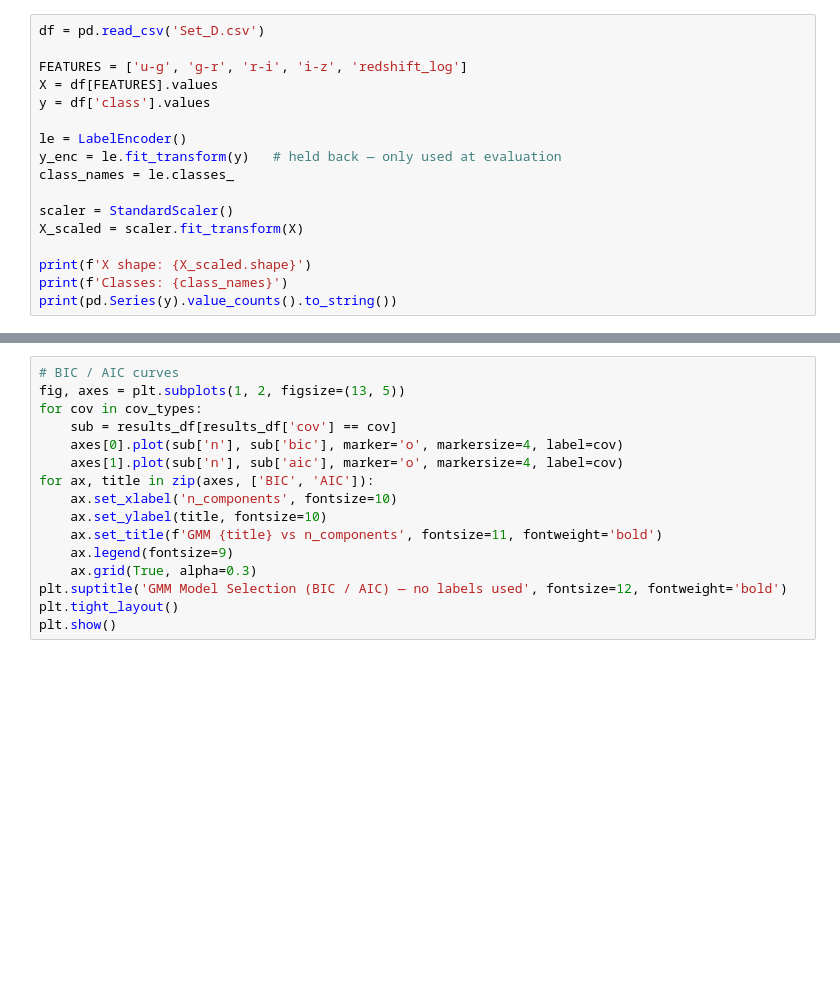
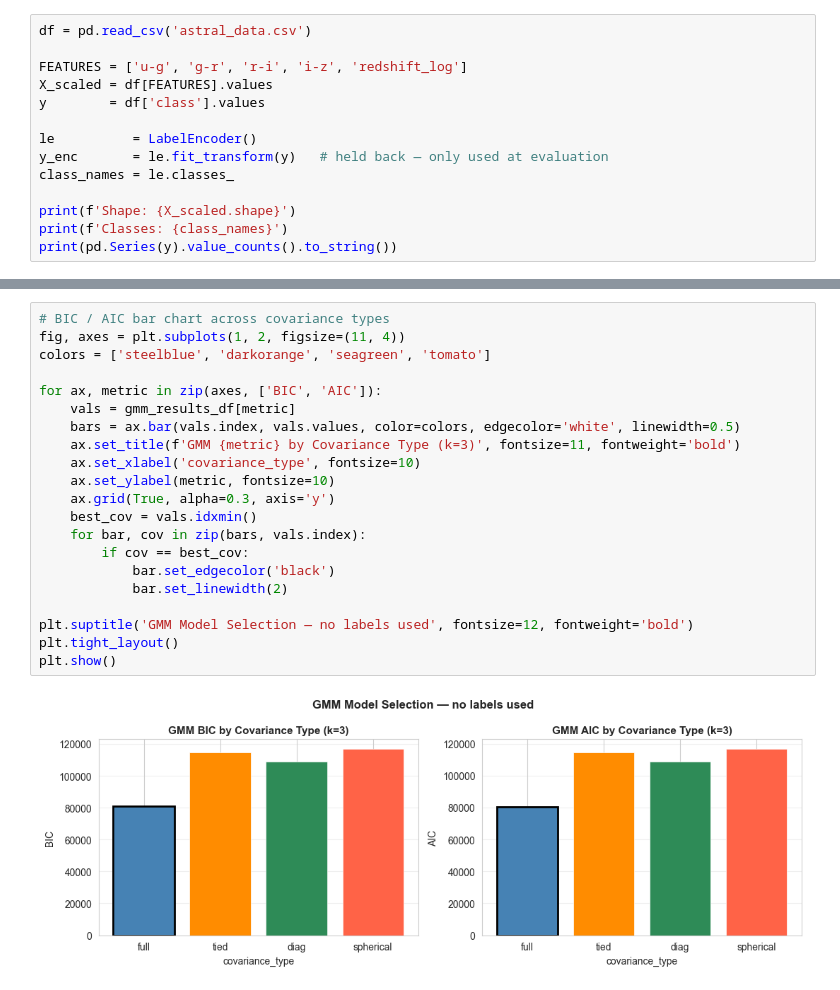
Before and after one commit to DaerenKim/IT1244-Astral-Sentiment-Analysis-Clustering, a Jupyter notebook: test.ipynb, the cells around one changed output, grey strips where cells are left out. Drawn from its saved outputs; the diff is of its cells as text; blank space fills up the shorter version.

```diff
--- a/test.ipynb
+++ b/test.ipynb
@@ -27,17 +29,14 @@ sns.set_style('whitegrid')
 # %%
-df = pd.read_csv('Set_D.csv')
+df = pd.read_csv('astral_data.csv')
 
 FEATURES = ['u-g', 'g-r', 'r-i', 'i-z', 'redshift_log']
-X = df[FEATURES].values
-y = df['class'].values
+X_scaled = df[FEATURES].values
+y        = df['class'].values
 
-le = LabelEncoder()
-y_enc = le.fit_transform(y)   # held back — only used at evaluation
+le          = LabelEncoder()
+y_enc       = le.fit_transform(y)   # held back — only used at evaluation
 class_names = le.classes_
 
-scaler = StandardScaler()
-X_scaled = scaler.fit_transform(X)
-
-print(f'X shape: {X_scaled.shape}')
+print(f'Shape: {X_scaled.shape}')
 print(f'Classes: {class_names}')
 print(pd.Series(y).value_counts().to_string())
@@ -115,17 +134,24 @@ print(f'Best by BIC: n={best_gmm.n_components}, cov={best_gmm.covariance_type},
 # %%
-# BIC / AIC curves
-fig, axes = plt.subplots(1, 2, figsize=(13, 5))
-for cov in cov_types:
-    sub = results_df[results_df['cov'] == cov]
-    axes[0].plot(sub['n'], sub['bic'], marker='o', markersize=4, label=cov)
-    axes[1].plot(sub['n'], sub['aic'], marker='o', markersize=4, label=cov)
-for ax, title in zip(axes, ['BIC', 'AIC']):
-    ax.set_xlabel('n_components', fontsize=10)
-    ax.set_ylabel(title, fontsize=10)
-    ax.set_title(f'GMM {title} vs n_components', fontsize=11, fontweight='bold')
-    ax.legend(fontsize=9)
-    ax.grid(True, alpha=0.3)
-plt.suptitle('GMM Model Selection (BIC / AIC) — no labels used', fontsize=12, fontweight='bold')
+# BIC / AIC bar chart across covariance types
+fig, axes = plt.subplots(1, 2, figsize=(11, 4))
+colors = ['steelblue', 'darkorange', 'seagreen', 'tomato']
+
+for ax, metric in zip(axes, ['BIC', 'AIC']):
+    vals = gmm_results_df[metric]
+    bars = ax.bar(vals.index, vals.values, color=colors, edgecolor='white', linewidth=0.5)
+    ax.set_title(f'GMM {metric} by Covariance Type (k=3)', fontsize=11, fontweight='bold')
+    ax.set_xlabel('covariance_type', fontsize=10)
+    ax.set_ylabel(metric, fontsize=10)
+    ax.grid(True, alpha=0.3, axis='y')
+    best_cov = vals.idxmin()
+    for bar, cov in zip(bars, vals.index):
+        if cov == best_cov:
+            bar.set_edgecolor('black')
+            bar.set_linewidth(2)
+
+plt.suptitle('GMM Model Selection — no labels used', fontsize=12, fontweight='bold')
 plt.tight_layout()
 plt.show()
+# %% [output]
+[figure, added]
 # %%
```
Also changed, not shown: parts of 14 cells of this notebook, 5 other files.
